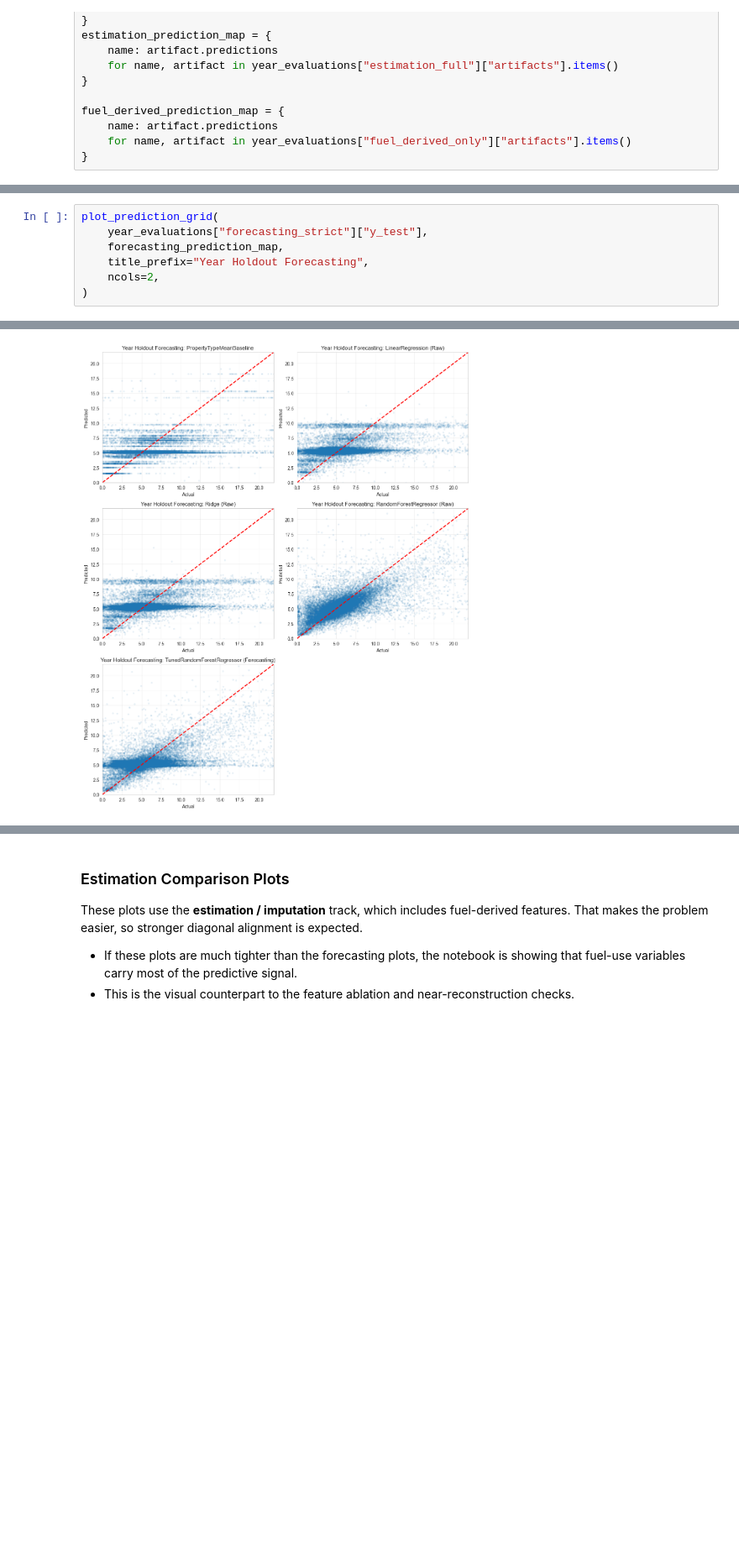
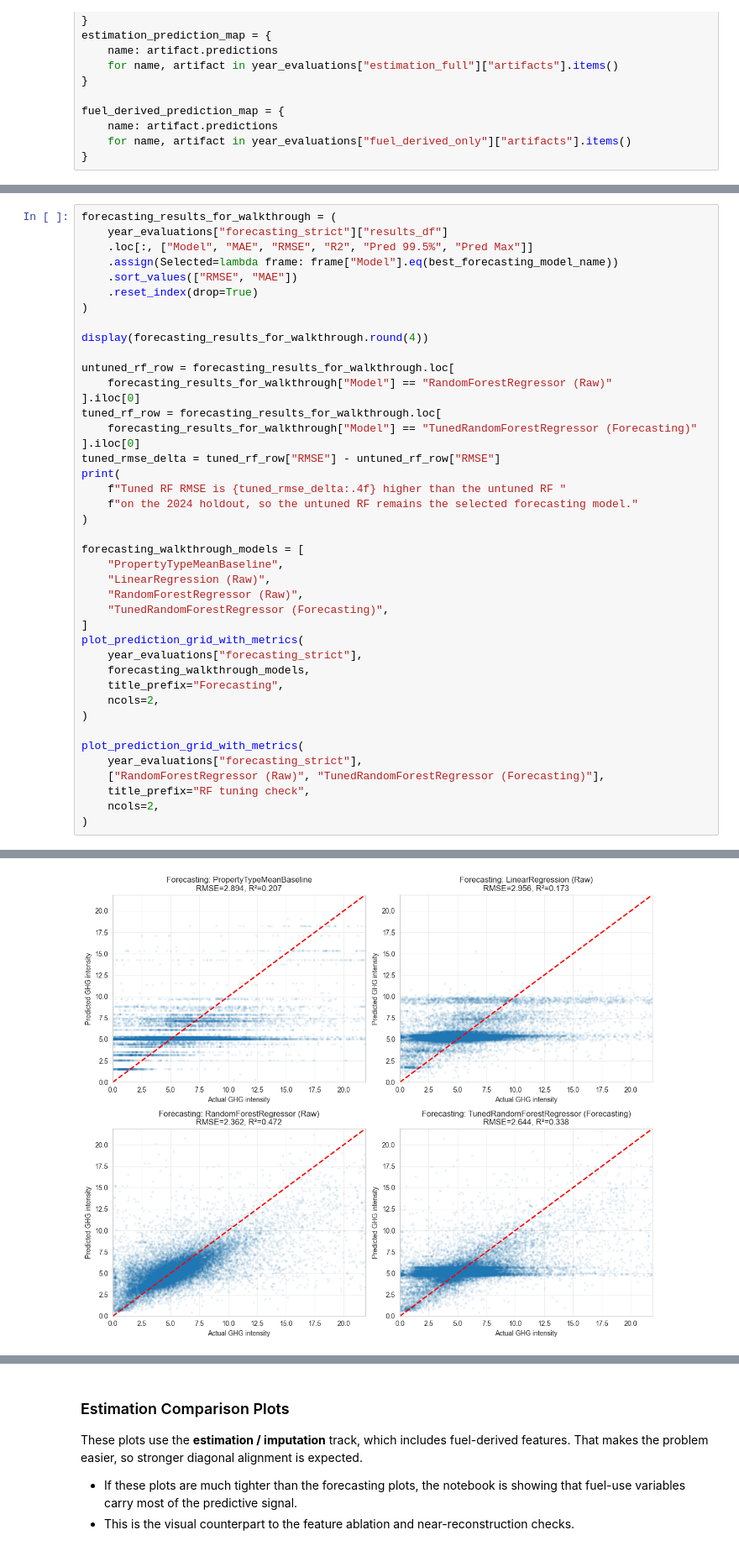
Before and after one commit to Ashley96yy/DATA245_GroupProject, a Jupyter notebook: Jim_He_EDA_Model.ipynb, the cells around one changed output, grey strips where cells are left out. Shown at 84% size. Drawn from its saved outputs; the diff is of its cells as text; blank space fills up the shorter version.

Commit message:
Add forecasting model evaluation and export functionality

```diff
--- a/Jim_He_EDA_Model.ipynb
+++ b/Jim_He_EDA_Model.ipynb
@@ -1541,8 +1596,43 @@ Each point is one building in the `2024` year holdout. The red dashed line is th
 # %%
-plot_prediction_grid(
-    year_evaluations["forecasting_strict"]["y_test"],
-    forecasting_prediction_map,
-    title_prefix="Year Holdout Forecasting",
+forecasting_results_for_walkthrough = (
+    year_evaluations["forecasting_strict"]["results_df"]
+    .loc[:, ["Model", "MAE", "RMSE", "R2", "Pred 99.5%", "Pred Max"]]
+    .assign(Selected=lambda frame: frame["Model"].eq(best_forecasting_model_name))
+    .sort_values(["RMSE", "MAE"])
+    .reset_index(drop=True)
+)
+
+display(forecasting_results_for_walkthrough.round(4))
+
+untuned_rf_row = forecasting_results_for_walkthrough.loc[
+    forecasting_results_for_walkthrough["Model"] == "RandomForestRegressor (Raw)"
+].iloc[0]
+tuned_rf_row = forecasting_results_for_walkthrough.loc[
+    forecasting_results_for_walkthrough["Model"] == "TunedRandomForestRegressor (Forecasting)"
+].iloc[0]
+tuned_rmse_delta = tuned_rf_row["RMSE"] - untuned_rf_row["RMSE"]
+print(
+    f"Tuned RF RMSE is {tuned_rmse_delta:.4f} higher than the untuned RF "
+    f"on the 2024 holdout, so the untuned RF remains the selected forecasting model."
+)
+
+forecasting_walkthrough_models = [
+    "PropertyTypeMeanBaseline",
+    "LinearRegression (Raw)",
+    "RandomForestRegressor (Raw)",
+    "TunedRandomForestRegressor (Forecasting)",
+]
+plot_prediction_grid_with_metrics(
+    year_evaluations["forecasting_strict"],
+    forecasting_walkthrough_models,
+    title_prefix="Forecasting",
     ncols=2,
 )
+
+plot_prediction_grid_with_metrics(
+    year_evaluations["forecasting_strict"],
+    ["RandomForestRegressor (Raw)", "TunedRandomForestRegressor (Forecasting)"],
+    title_prefix="RF tuning check",
+    ncols=2,
+)
 # %% [output]
@@ -1549 +1646 @@ plot_prediction_grid(
-[figure, old version]
+[figure, new version]
```
Also changed, not shown: parts of 9 cells of this notebook, 1 other file.
